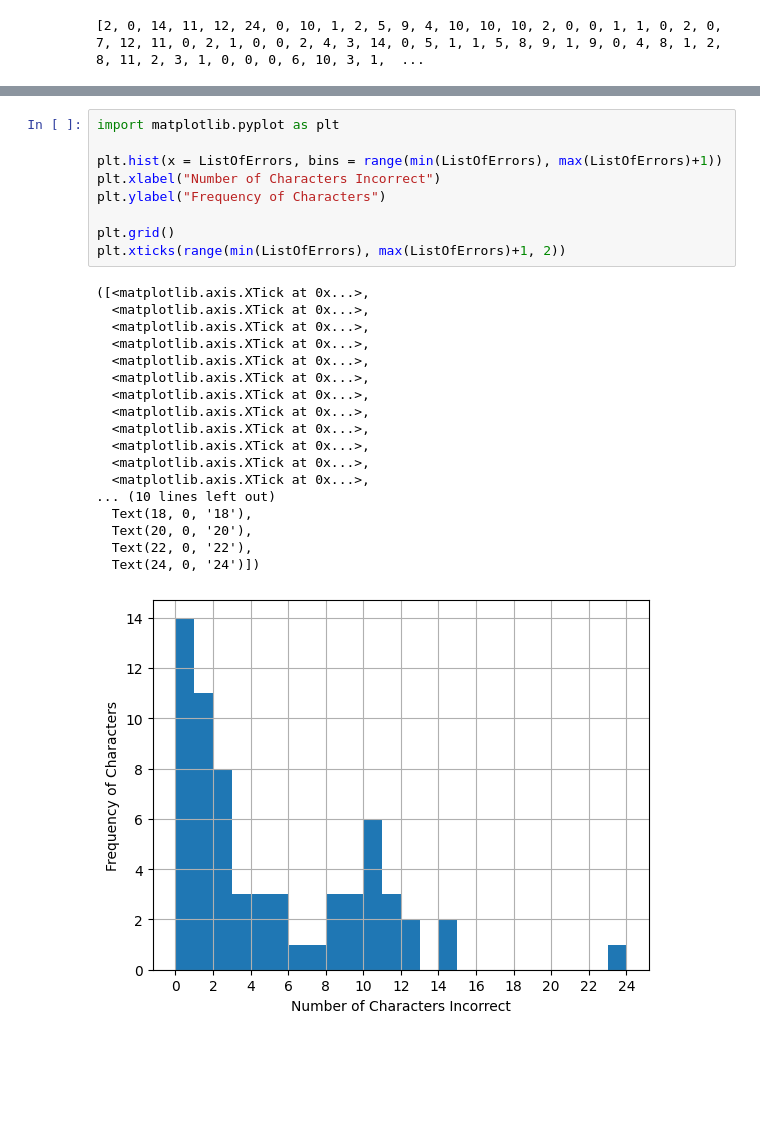
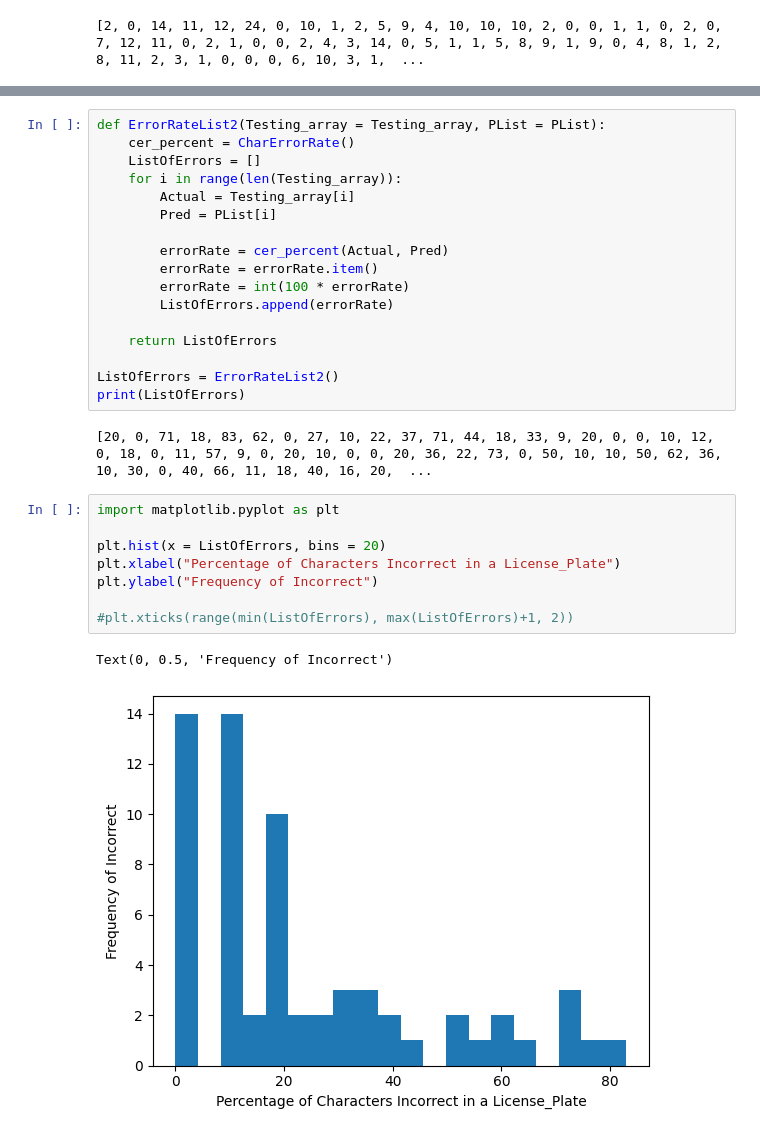
Before and after one commit to UltraArceus3/CSE5717-Project, a Jupyter notebook: OCR/easyOcrBaseline.ipynb, the cells around one changed output, grey strips where cells are left out. Drawn from its saved outputs; the diff is of its cells as text; blank space fills up the shorter version.

```diff
--- a/OCR/easyOcrBaseline.ipynb
+++ b/OCR/easyOcrBaseline.ipynb
@@ -164,28 +171,30 @@ print(ListOfErrors)
+# %%
+def ErrorRateList2(Testing_array = Testing_array, PList = PList):
+    cer_percent = CharErrorRate()
+    ListOfErrors = []
+    for i in range(len(Testing_array)):
+        Actual = Testing_array[i]
+        Pred = PList[i]
+
+        errorRate = cer_percent(Actual, Pred)
+        errorRate = errorRate.item()
+        errorRate = int(100 * errorRate)
+        ListOfErrors.append(errorRate)
+
+    return ListOfErrors
+
+ListOfErrors = ErrorRateList2()
+print(ListOfErrors)
+# %% [output]
+[20, 0, 71, 18, 83, 62, 0, 27, 10, 22, 37, 71, 44, 18, 33, 9, 20, 0, 0, 10, 12, 0, 18, 0, 11, 57, 9, 0, 20, 10, 0, 0, 20, 36, 22, 73, 0, 50, 10, 10, 50, 62, 36, 10, 30, 0, 40, 66, 11, 18, 40, 16, 20,  ...
 # %%
 import matplotlib.pyplot as plt
 
-plt.hist(x = ListOfErrors, bins = range(min(ListOfErrors), max(ListOfErrors)+1))
-plt.xlabel("Number of Characters Incorrect")
-plt.ylabel("Frequency of Characters")
+plt.hist(x = ListOfErrors, bins = 20)
+plt.xlabel("Percentage of Characters Incorrect in a License_Plate")
+plt.ylabel("Frequency of Incorrect")
 
-plt.grid()
-plt.xticks(range(min(ListOfErrors), max(ListOfErrors)+1, 2))
+#plt.xticks(range(min(ListOfErrors), max(ListOfErrors)+1, 2))
 # %% [output]
-([<matplotlib.axis.XTick at 0x...>,
-  <matplotlib.axis.XTick at 0x...>,
-  <matplotlib.axis.XTick at 0x...>,
-  <matplotlib.axis.XTick at 0x...>,
-  <matplotlib.axis.XTick at 0x...>,
-  <matplotlib.axis.XTick at 0x...>,
-  <matplotlib.axis.XTick at 0x...>,
-  <matplotlib.axis.XTick at 0x...>,
-  <matplotlib.axis.XTick at 0x...>,
-  <matplotlib.axis.XTick at 0x...>,
-  <matplotlib.axis.XTick at 0x...>,
-  <matplotlib.axis.XTick at 0x...>,
-... (10 lines left out)
-  Text(18, 0, '18'),
-  Text(20, 0, '20'),
-  Text(22, 0, '22'),
-  Text(24, 0, '24')])
+Text(0, 0.5, 'Frequency of Incorrect')
-[figure, old version]
+[figure, new version]
```
Also changed, not shown: parts of 1 cell of this notebook.
